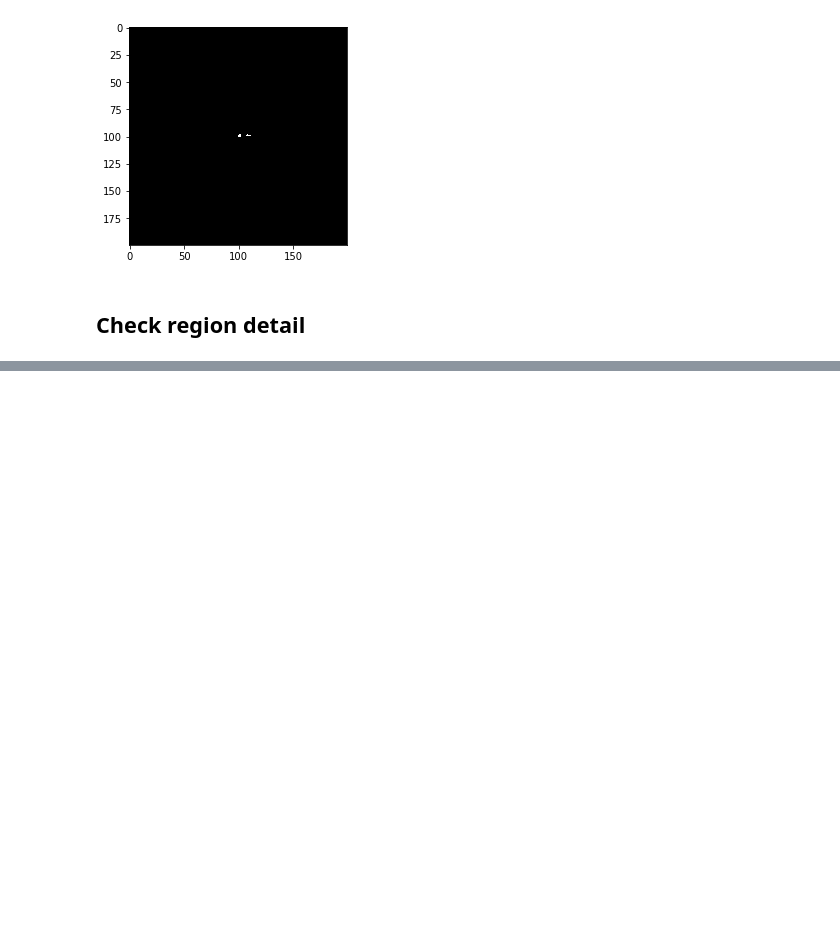
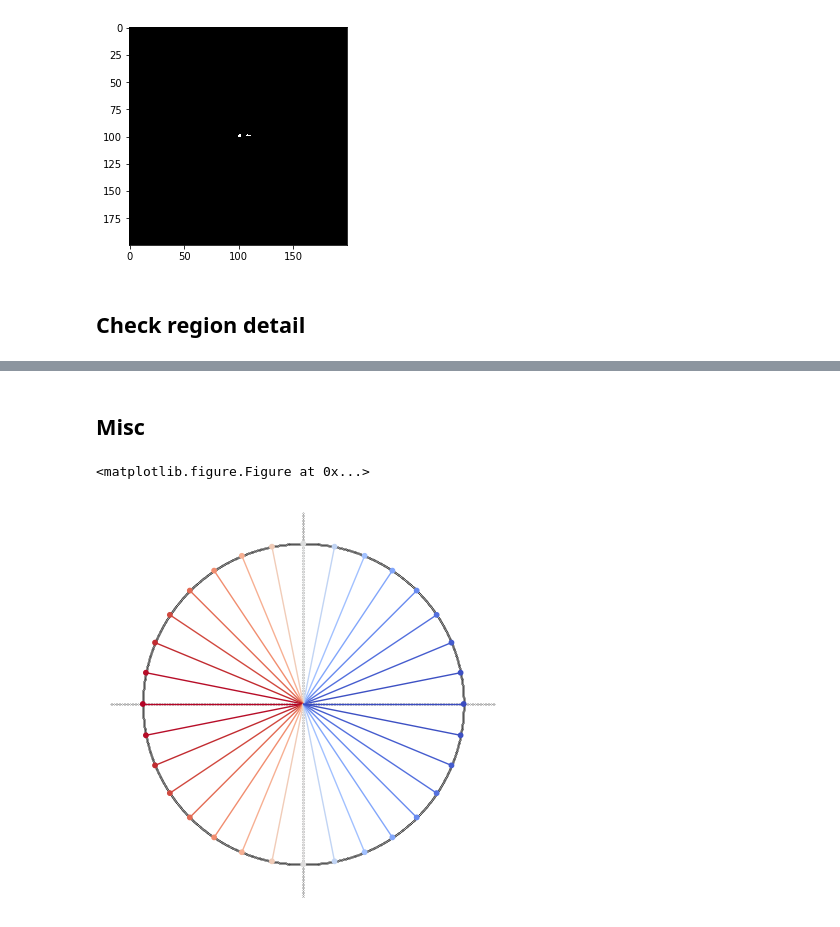
Before and after one commit to chenaoki/nb_pds, a Jupyter notebook: 2018-09-04.ipynb, the cells around one changed output, grey strips where cells are left out. Saved outputs shown, nothing was run; the diff lists cells and outputs as text; code cells hidden in the pictures; blank space fills up the shorter version.

```diff
--- a/2018-09-04.ipynb
+++ b/2018-09-04.ipynb
@@ -329,0 +418,47 @@ for i, row in df.iterrows():
+# %% [markdown]
+## Misc
+# %%
+
+path = os.path.join(dst_dir,'border_plot')
+if not os.path.exists(path) : os.mkdir(path)
+
+plt.clf()
+
+fig, ax = plt.subplots(figsize=(5,5))
+plt.axis('equal')
+plt.axis([-1.2, 1.2, -1.2, 1.2])
+ax = plt.gca()
+ax.tick_params(labelbottom="off", labelleft="off")
+ax.tick_params(bottom="off", left="off")
+ax.tick_params(top="off", right="off")
+ax.axis("off")
+
+phases = np.arange(0,2*np.pi,np.pi/1024)
+plt.scatter( np.cos(phases), np.sin(phases), c='k', s=.02)
+
+A = np.arange(-1.2, 1.2, 0.01)
+plt.scatter( A, np.zeros_like(A), c='k', s=.02)
+plt.scatter( np.zeros_like(A), A, c='k', s=.02)
+
+phases = np.arange(0,2*np.pi,np.pi/16)
+plt.scatter(
+    np.cos(phases), np.sin(phases),
+    c=-np.cos(phases),
+    cmap=plt.cm.coolwarm,
+    s=10)
+
+segments = np.array( [[[0,0],[np.cos(theta), np.sin(theta)]] for theta in phases], dtype=np.float64)
+lc = mcoll.LineCollection(
+    segments, array=-np.cos(phases),
+    cmap=plt.cm.coolwarm,
+    norm=plt.Normalize(-1.0, 1.0),
+    linewidth=1, alpha=1.0)
+ax.add_collection(lc)
+
+plt.show()
+
+#plt.savefig(os.path.join(path, '{0:0>6}.png'.format(f)))
+#plt.close()
+# %% [output]
+<matplotlib.figure.Figure at 0x...>
+[figure, added]
```
Also changed, not shown: parts of 21 cells of this notebook, 14 other files.
